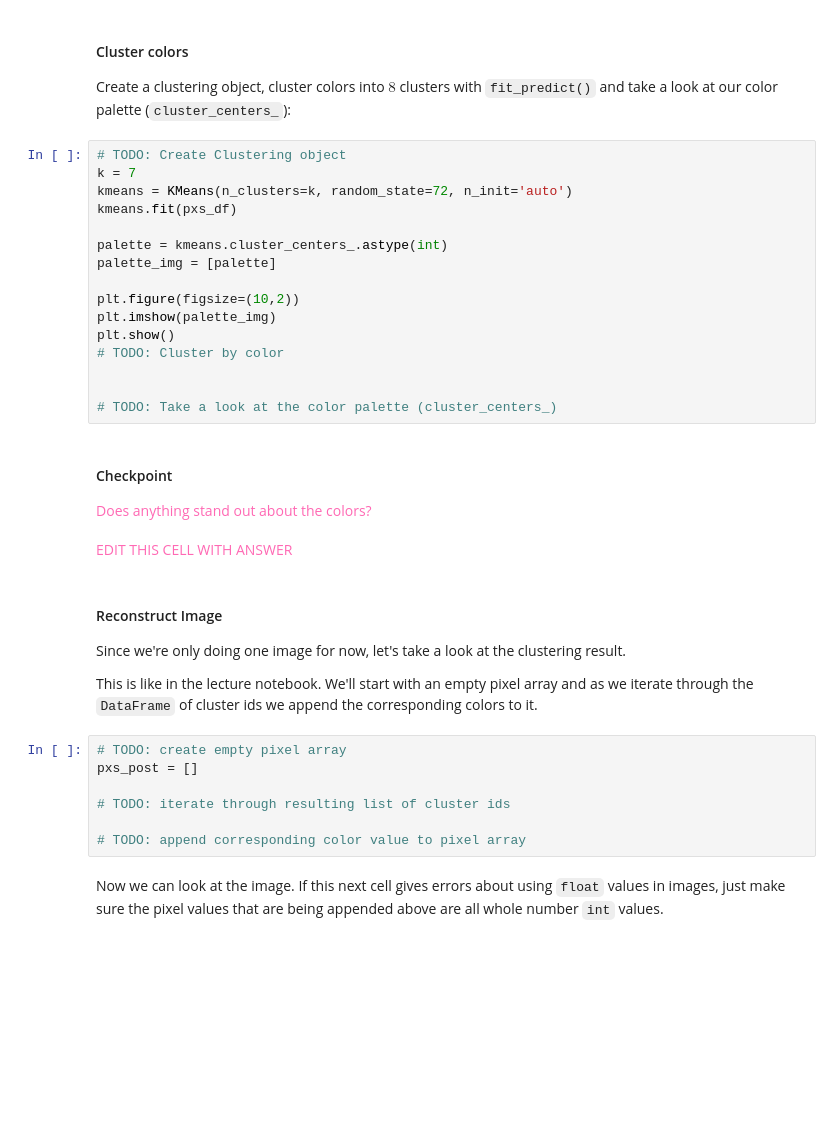
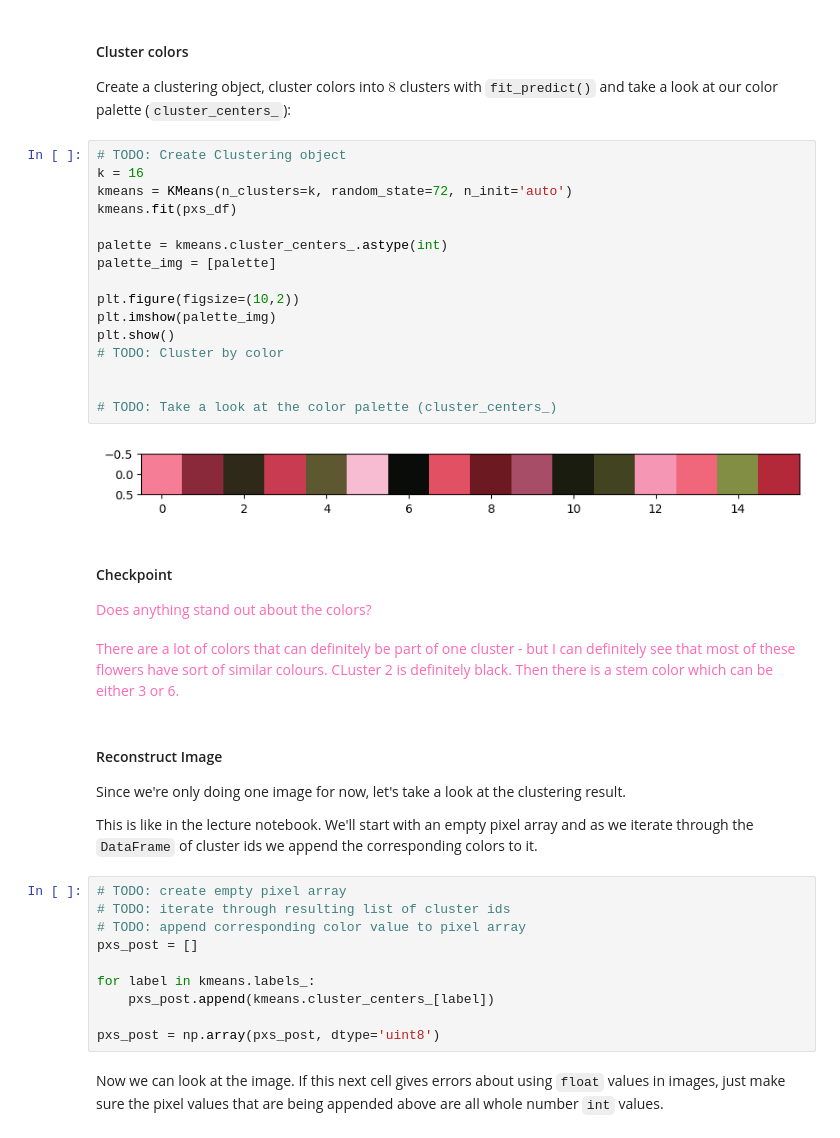
Before and after one commit to KAZIARSH-AI-ML-SPRING2026/KAZHomework08, a Jupyter notebook: Homework08.ipynb, the cells around one changed output. Saved outputs shown, nothing was run; the diff lists cells and outputs as text; blank space fills up the shorter version.

```diff
--- a/Homework08.ipynb
+++ b/Homework08.ipynb
@@ -314,28 +316,30 @@ pxs_df = pd.DataFrame(pxs, columns=["R", "G", "B"])
 Create a clustering object, cluster colors into $8$ clusters with `fit_predict()` and take a look at our color palette (`cluster_centers_`):
 # %%
 # TODO: Create Clustering object
-k = 7
+k = 16
 kmeans = KMeans(n_clusters=k, random_state=72, n_init='auto')
 kmeans.fit(pxs_df)
 
 palette = kmeans.cluster_centers_.astype(int)
 palette_img = [palette]
 
 plt.figure(figsize=(10,2))
 plt.imshow(palette_img)
 plt.show()
 # TODO: Cluster by color
 
 
 # TODO: Take a look at the color palette (cluster_centers_)
+# %% [output]
+[figure, added]
 # %% [markdown]
 #### Checkpoint
 
 <span style="color:hotpink;">
 Does anything stand out about the colors?
 </span>
-# %% [markdown]
-<span style="color:hotpink;">EDIT THIS CELL WITH ANSWER</span>
+# %% [markdown]
+<span style="color:hotpink;">There are a lot of colors that can definitely be part of one cluster - but I can definitely see that most of these flowers have sort of similar colours. CLuster 2 is definitely black. Then there is a stem color which can be either 3 or 6. </span>
 # %% [markdown]
 #### Reconstruct Image
 
@@ -344,11 +348,14 @@ Since we're only doing one image for now, let's take a look at the clustering re
 This is like in the lecture notebook. We'll start with an empty pixel array and as we iterate through the `DataFrame` of cluster ids we append the corresponding colors to it.
 # %%
 # TODO: create empty pixel array
+# TODO: iterate through resulting list of cluster ids
+# TODO: append corresponding color value to pixel array
 pxs_post = []
 
-# TODO: iterate through resulting list of cluster ids
+for label in kmeans.labels_:
+    pxs_post.append(kmeans.cluster_centers_[label])
 
-# TODO: append corresponding color value to pixel array
+pxs_post = np.array(pxs_post, dtype='uint8')
 # %% [markdown]
 Now we can look at the image. If this next cell gives errors about using `float` values in images, just make sure the pixel values that are being appended above are all whole number `int` values.
 # %%
```
Also changed, not shown: parts of 18 cells of this notebook.
